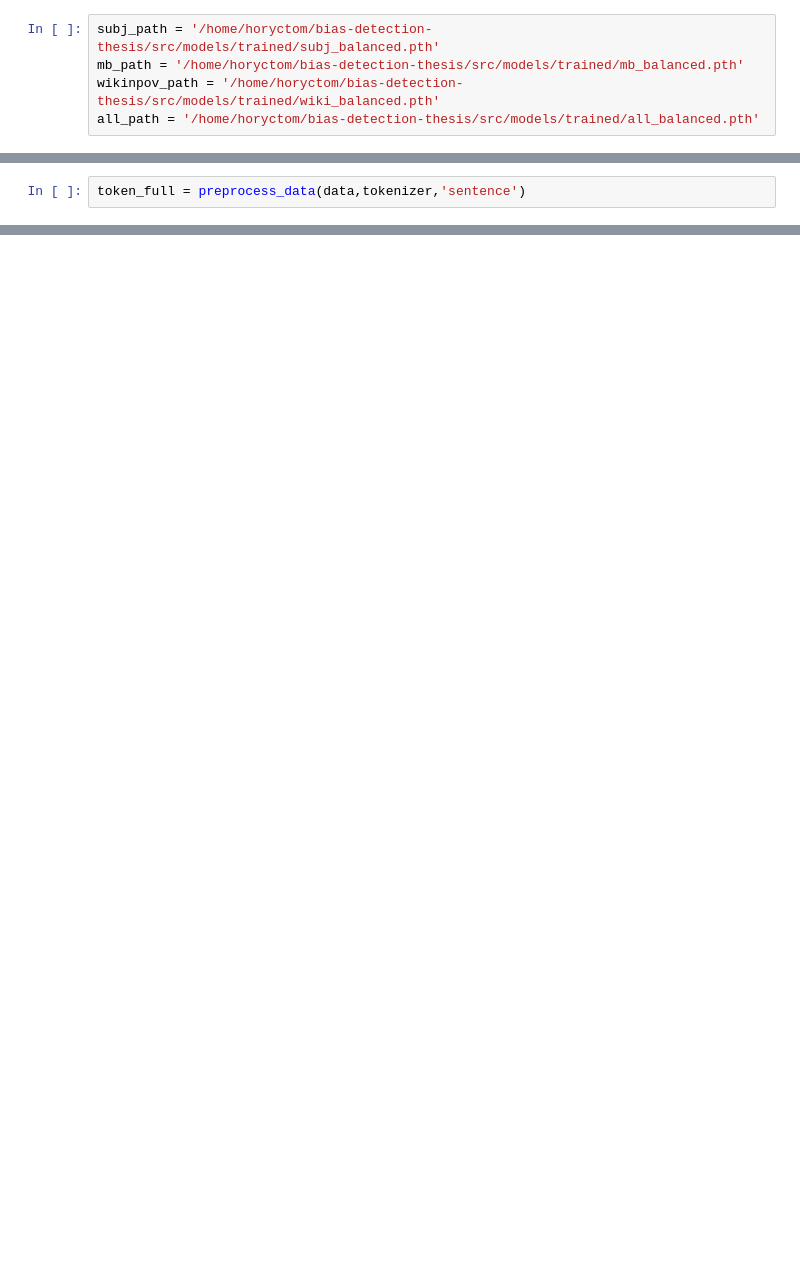
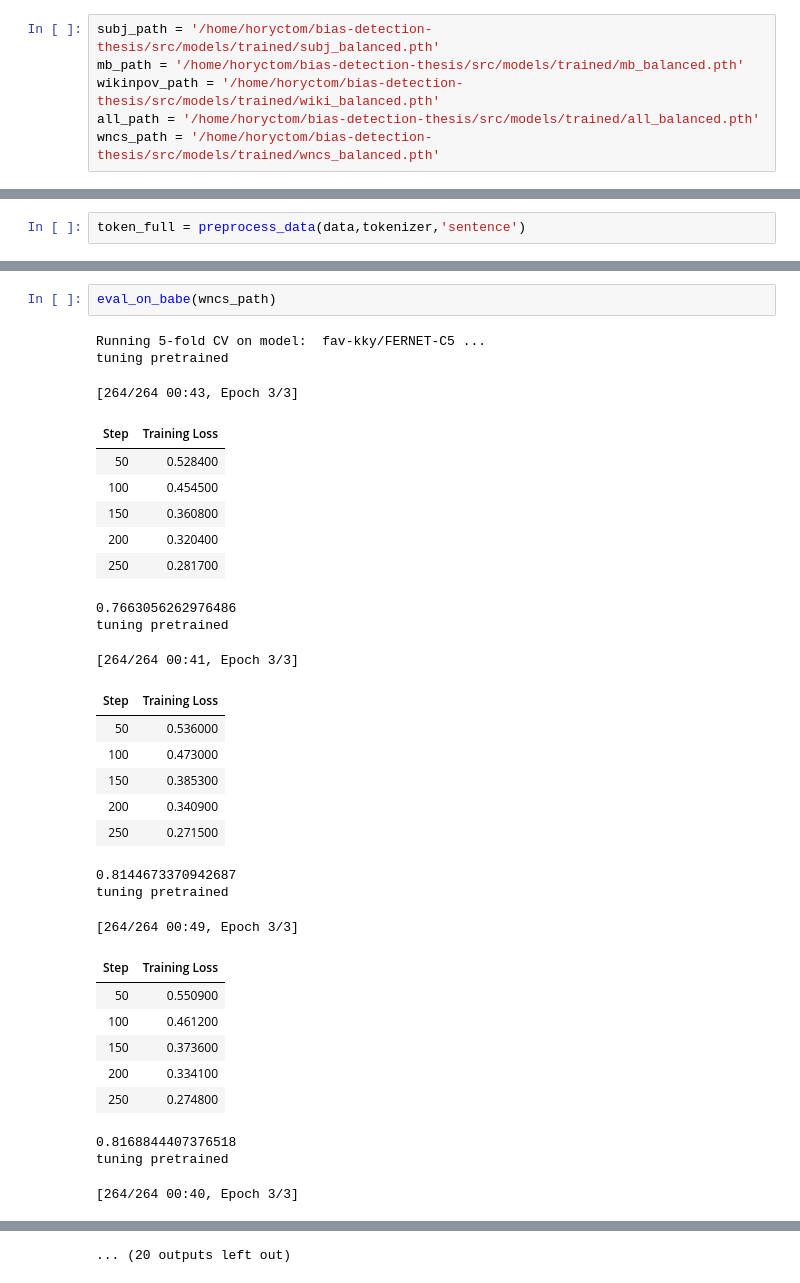
Before and after one commit to horychtom/czech-media-bias-detection, a Jupyter notebook: notebooks/media/whole_process/eval_pretrained.ipynb, the cells around one changed output, grey strips where cells are left out. Saved outputs shown, nothing was run; the diff lists cells and outputs as text; blank space fills up the shorter version.

```diff
--- a/notebooks/media/whole_process/eval_pretrained.ipynb
+++ b/notebooks/media/whole_process/eval_pretrained.ipynb
@@ -45,6 +68,7 @@ subj_path = '/home/horyctom/bias-detection-thesis/src/models/trained/subj_balanc
 mb_path = '/home/horyctom/bias-detection-thesis/src/models/trained/mb_balanced.pth'
 wikinpov_path = '/home/horyctom/bias-detection-thesis/src/models/trained/wiki_balanced.pth'
 all_path = '/home/horyctom/bias-detection-thesis/src/models/trained/all_balanced.pth'
+wncs_path = '/home/horyctom/bias-detection-thesis/src/models/trained/wncs_balanced.pth'
 # %%
 training_args = TrainingArguments(
     output_dir = './',
@@ -241,0 +308,33 @@ Running 5-fold CV on model:  fav-kky/FERNET-C5 ...
+# %%
+eval_on_babe(wncs_path)
+# %% [output]
+Running 5-fold CV on model:  fav-kky/FERNET-C5 ...
+tuning pretrained
+[264/264 00:43, Epoch 3/3]
+| Step | Training Loss |
+| 50 | 0.528400 |
+| 100 | 0.454500 |
+| 150 | 0.360800 |
+| 200 | 0.320400 |
+| 250 | 0.281700 |
+0.7663056262976486
+tuning pretrained
+[264/264 00:41, Epoch 3/3]
+| Step | Training Loss |
+| 50 | 0.536000 |
+| 100 | 0.473000 |
+| 150 | 0.385300 |
+| 200 | 0.340900 |
+| 250 | 0.271500 |
+0.8144673370942687
+tuning pretrained
+[264/264 00:49, Epoch 3/3]
+| Step | Training Loss |
+| 50 | 0.550900 |
+| 100 | 0.461200 |
+| 150 | 0.373600 |
+| 200 | 0.334100 |
+| 250 | 0.274800 |
+0.8168844407376518
+tuning pretrained
+[264/264 00:40, Epoch 3/3]
@@ -241,0 +347 @@ Running 5-fold CV on model:  fav-kky/FERNET-C5 ...
+... (20 outputs left out)
```
Also changed, not shown: parts of 28 cells of this notebook, 3 other files.
